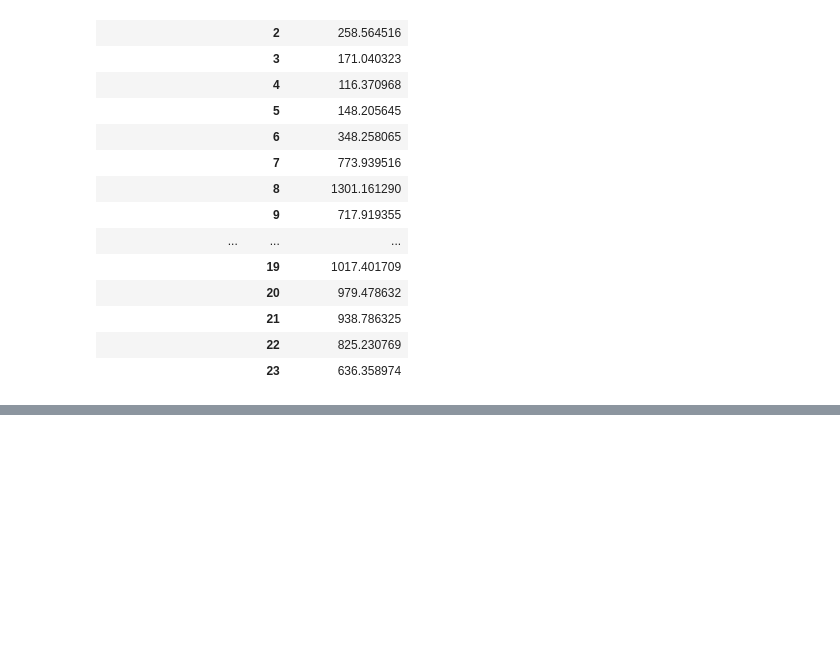
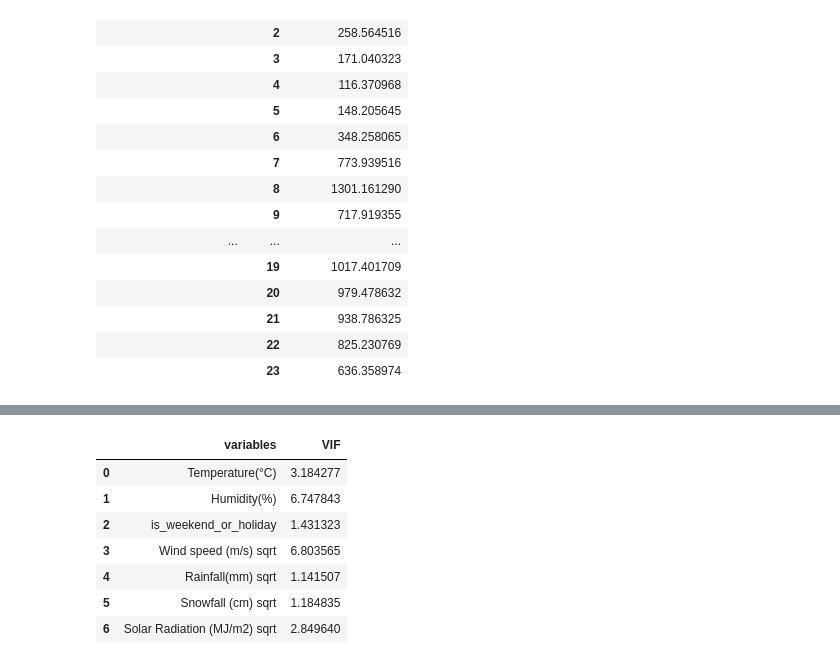
Before and after one commit to Abhi-nav0506/Capstone-Project---Bike-Sharing-Demand-Prediction--, a Jupyter notebook: Bike_Sharing_Demand_Prediction_Capstone_Project.ipynb, the cells around one changed output, grey strips where cells are left out. Drawn from its saved outputs; the diff is of its cells as text; code cells hidden in the pictures; blank space fills up the shorter version.

```diff
--- a/Bike_Sharing_Demand_Prediction_Capstone_Project.ipynb
+++ b/Bike_Sharing_Demand_Prediction_Capstone_Project.ipynb
@@ -606,0 +696,23 @@ seoul_bike_data2.groupby(['Month'])[['Rented Bike Count']].mean()
+# %%
+#Multicollinearity
+from statsmodels.stats.outliers_influence import variance_inflation_factor
+def calc_vif(X):
+
+    # Calculating VIF
+    vif = pd.DataFrame()
+    vif["variables"] = X.columns
+    vif["VIF"] = [variance_inflation_factor(X.values, i) for i in range(X.shape[1])]
+
+    return(vif)
+
+calc_vif(seoul_xtrain_ts[[i for i in seoul_xtrain_ts.describe().columns if i not in ['Rented Bike Count','Rented Bike Count sqrt','Dew point temperature(°C)','Week','Year','Weekday','Wind speed (m/s)',
+                                                                                     'Rainfall(mm)','Snowfall (cm)','Solar Radiation (MJ/m2)','Visibility (10m)','Hour','Month','Month Demand Level']]])
+# %% [output]
+|  | variables | VIF |
+| 0 | Temperature(°C) | 3.184277 |
+| 1 | Humidity(%) | 6.747843 |
+| 2 | is_weekend_or_holiday | 1.431323 |
+| 3 | Wind speed (m/s) sqrt | 6.803565 |
+| 4 | Rainfall(mm) sqrt | 1.141507 |
+| 5 | Snowfall (cm) sqrt | 1.184835 |
+| 6 | Solar Radiation (MJ/m2) sqrt | 2.849640 |
```
Also changed, not shown: parts of 24 cells of this notebook.
